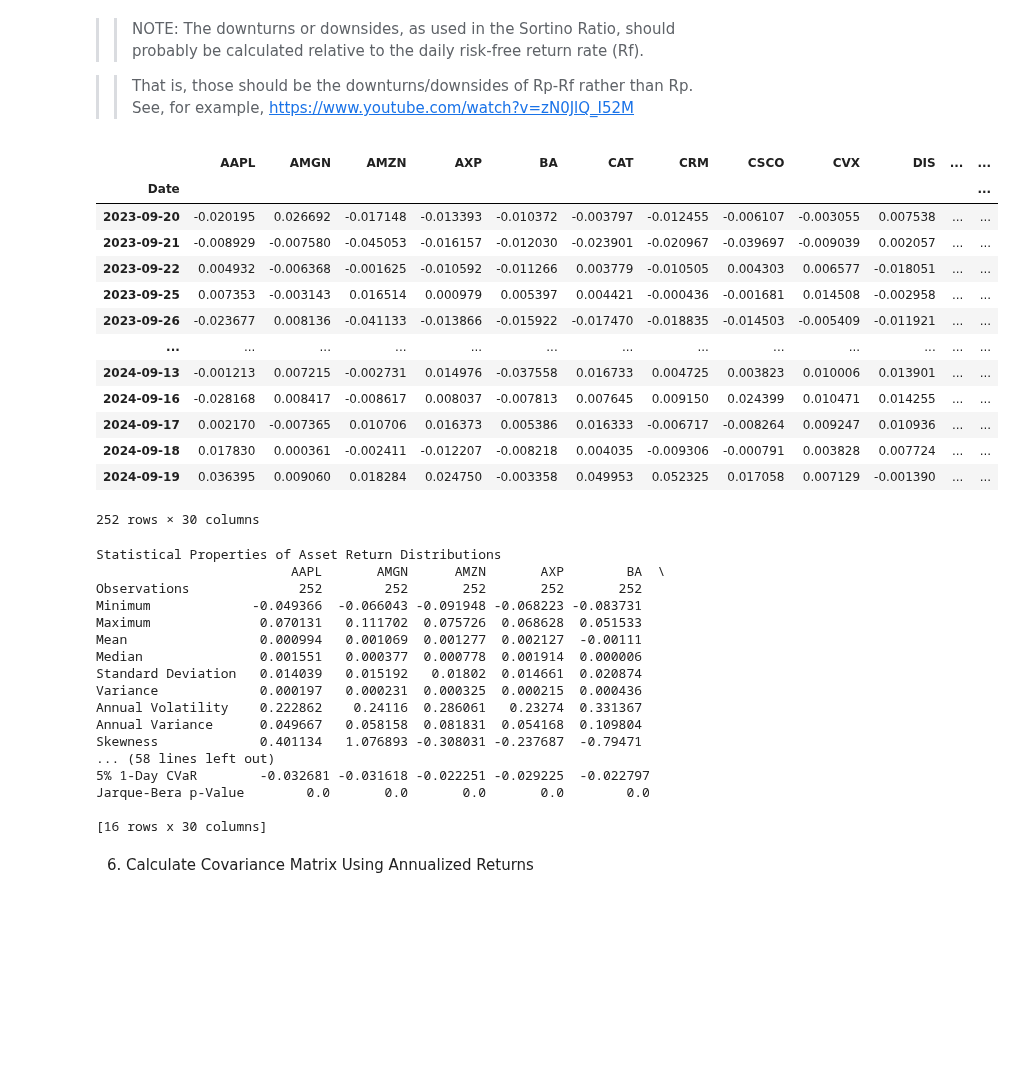
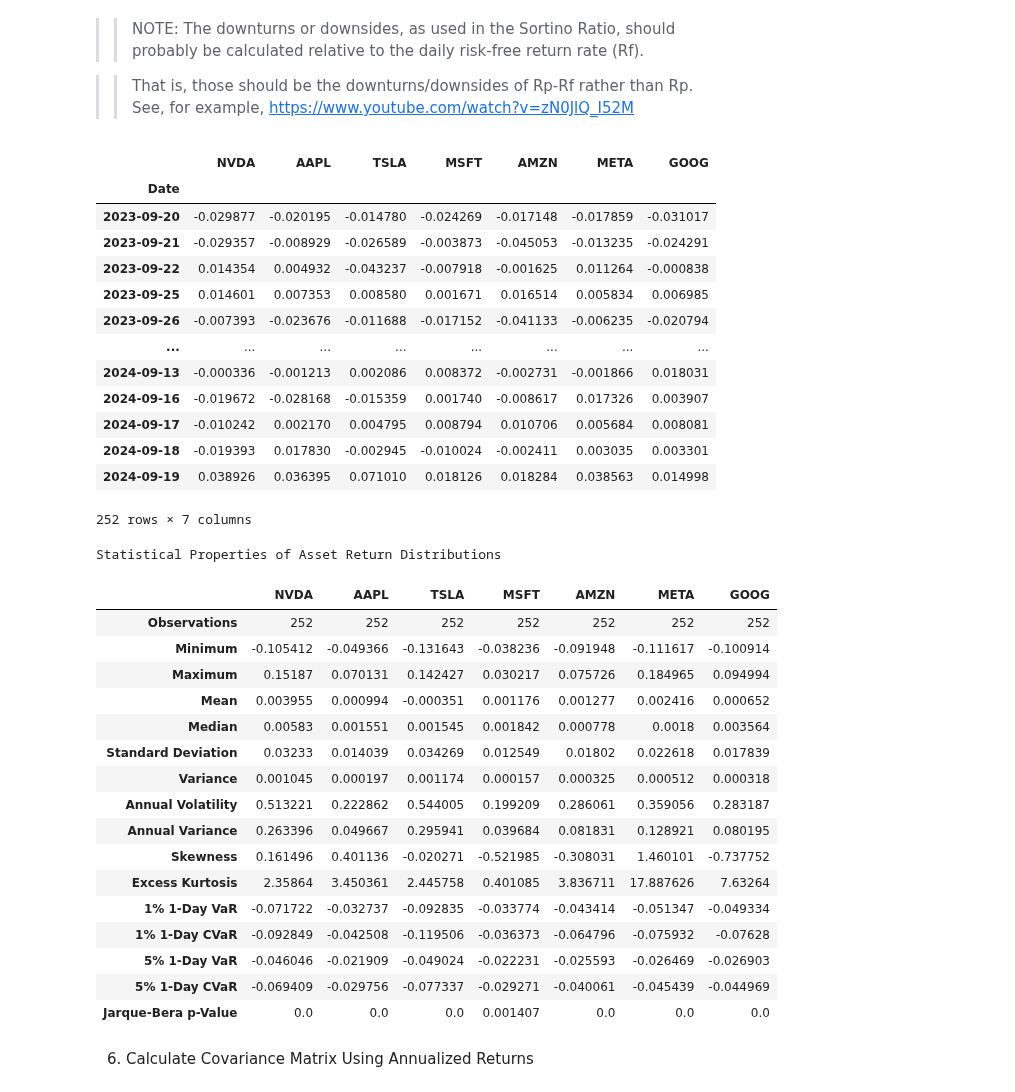
Before and after one commit to mlabecki/portfolio_analytics, a Jupyter notebook: src/test_notebook.ipynb, the cells around one changed output. Drawn from its saved outputs; the diff is of its cells as text; code cells hidden in the pictures; blank space fills up the shorter version.

```diff
--- a/src/test_notebook.ipynb
+++ b/src/test_notebook.ipynb
@@ -44,9 +44,9 @@ etf_tickers = {
 # tickers = list(stock_index_tickers.keys())
 # tickers = list(volatility_tickers.keys())
 # tickers = list(yt_example_tickers.keys())
-tickers = list(djia_components.keys())
+# tickers = list(djia_components.keys())
 # tickers = list(ndx_top30_components.keys())
-# tickers = list(magnificent_7_tickers.keys())
+tickers = list(magnificent_7_tickers.keys())
 # tickers = ['AAPL', 'MSFT', 'NVDA', 'GOOG', 'AMZN']  # 5 top by market cap
 # tickers = ['AAPL', 'CSCO', 'MSFT', 'MMM', 'IBM', 'VZ', 'INTC']  # IT tickers in G. Pasini's paper
 # tickers = ['AXP', 'GE', 'GS', 'JPM', 'TRV']  # FIN tickers in G. Pasini's paper
@@ -265,65 +255,66 @@ for tk in tickers:
     log_returns_stats.loc['Excess Kurtosis', tk] = tk_stats.kurtosis
     log_returns_stats.loc['1% 1-Day VaR', tk] = historical_var(returns_tk, p_level=1)
     log_returns_stats.loc['1% 1-Day CVaR', tk] = historical_cvar(returns_tk, p_level=1)
     log_returns_stats.loc['5% 1-Day VaR', tk] = historical_var(returns_tk, p_level=5)
     log_returns_stats.loc['5% 1-Day CVaR', tk] = historical_cvar(returns_tk, p_level=5)
     log_returns_stats.loc['Jarque-Bera p-Value', tk] = stats.jarque_bera(returns_tk).pvalue
 
 
 # NOTE: Re Jarque-Bera normality test
 # 1) The Jarque-Bera statistic value = stats.jarque_bera(log_returns[tk]).statistic (omitted above)
 # 2) jarque_bera.pvalue = 1 - stats.chi2.cdf(jarque_bera.statistic, 2)
 # 3) Typically, a p-value of 0.05 is used as a normality threshold in the Jarque-Bera test.
 #    That is, if Jarque-Bera p-value is > 0.05, then the distribution is considered to be normal.
 #    Example: Samunderu & Murahwa, 'Return Based Risk Measures for Non-Normally Distributed Returns'
 
 # NOTE: Other normality tests
 # 1) D’Agostino-Pearson test
 #       tk_nrm = stats.normaltest(log_returns[tk])
 # 2) Shapiro-Wilk test
 #       tk_shw = stats.shapiro(log_returns[tk])
 # 3) Anderson-Darling test
 #       tk_and = stats.anderson(log_returns[tk])
 
 print('Statistical Properties of Asset Return Distributions')
-print(log_returns_stats)
+display(log_returns_stats)
 
 # print(log_returns)
 # print(len(log_returns))
 # print(log_returns_downturns)
 # print(log_returns_moments)
 # %% [output]
-|  | AAPL | AMGN | AMZN | AXP | BA | CAT | CRM | CSCO | CVX | DIS | ... | ... |
-| Date |  |  |  |  |  |  |  |  |  |  |  | ... |
-| 2023-09-20 | -0.020195 | 0.026692 | -0.017148 | -0.013393 | -0.010372 | -0.003797 | -0.012455 | -0.006107 | -0.003055 | 0.007538 | ... | ... |
-| 2023-09-21 | -0.008929 | -0.007580 | -0.045053 | -0.016157 | -0.012030 | -0.023901 | -0.020967 | -0.039697 | -0.009039 | 0.002057 | ... | ... |
-| 2023-09-22 | 0.004932 | -0.006368 | -0.001625 | -0.010592 | -0.011266 | 0.003779 | -0.010505 | 0.004303 | 0.006577 | -0.018051 | ... | ... |
-| 2023-09-25 | 0.007353 | -0.003143 | 0.016514 | 0.000979 | 0.005397 | 0.004421 | -0.000436 | -0.001681 | 0.014508 | -0.002958 | ... | ... |
-| 2023-09-26 | -0.023677 | 0.008136 | -0.041133 | -0.013866 | -0.015922 | -0.017470 | -0.018835 | -0.014503 | -0.005409 | -0.011921 | ... | ... |
-| ... | ... | ... | ... | ... | ... | ... | ... | ... | ... | ... | ... | ... |
-| 2024-09-13 | -0.001213 | 0.007215 | -0.002731 | 0.014976 | -0.037558 | 0.016733 | 0.004725 | 0.003823 | 0.010006 | 0.013901 | ... | ... |
-| 2024-09-16 | -0.028168 | 0.008417 | -0.008617 | 0.008037 | -0.007813 | 0.007645 | 0.009150 | 0.024399 | 0.010471 | 0.014255 | ... | ... |
-| 2024-09-17 | 0.002170 | -0.007365 | 0.010706 | 0.016373 | 0.005386 | 0.016333 | -0.006717 | -0.008264 | 0.009247 | 0.010936 | ... | ... |
-| 2024-09-18 | 0.017830 | 0.000361 | -0.002411 | -0.012207 | -0.008218 | 0.004035 | -0.009306 | -0.000791 | 0.003828 | 0.007724 | ... | ... |
-| 2024-09-19 | 0.036395 | 0.009060 | 0.018284 | 0.024750 | -0.003358 | 0.049953 | 0.052325 | 0.017058 | 0.007129 | -0.001390 | ... | ... |
+|  | NVDA | AAPL | TSLA | MSFT | AMZN | META | GOOG |
+| Date |  |  |  |  |  |  |  |
+| 2023-09-20 | -0.029877 | -0.020195 | -0.014780 | -0.024269 | -0.017148 | -0.017859 | -0.031017 |
+| 2023-09-21 | -0.029357 | -0.008929 | -0.026589 | -0.003873 | -0.045053 | -0.013235 | -0.024291 |
+| 2023-09-22 | 0.014354 | 0.004932 | -0.043237 | -0.007918 | -0.001625 | 0.011264 | -0.000838 |
+| 2023-09-25 | 0.014601 | 0.007353 | 0.008580 | 0.001671 | 0.016514 | 0.005834 | 0.006985 |
+| 2023-09-26 | -0.007393 | -0.023676 | -0.011688 | -0.017152 | -0.041133 | -0.006235 | -0.020794 |
+| ... | ... | ... | ... | ... | ... | ... | ... |
+| 2024-09-13 | -0.000336 | -0.001213 | 0.002086 | 0.008372 | -0.002731 | -0.001866 | 0.018031 |
+| 2024-09-16 | -0.019672 | -0.028168 | -0.015359 | 0.001740 | -0.008617 | 0.017326 | 0.003907 |
+| 2024-09-17 | -0.010242 | 0.002170 | 0.004795 | 0.008794 | 0.010706 | 0.005684 | 0.008081 |
+| 2024-09-18 | -0.019393 | 0.017830 | -0.002945 | -0.010024 | -0.002411 | 0.003035 | 0.003301 |
+| 2024-09-19 | 0.038926 | 0.036395 | 0.071010 | 0.018126 | 0.018284 | 0.038563 | 0.014998 |
-252 rows × 30 columns
+252 rows × 7 columns
 Statistical Properties of Asset Return Distributions
-                         AAPL       AMGN      AMZN       AXP        BA  \
-Observations              252        252       252       252       252
-Minimum             -0.049366  -0.066043 -0.091948 -0.068223 -0.083731
-Maximum              0.070131   0.111702  0.075726  0.068628  0.051533
-Mean                 0.000994   0.001069  0.001277  0.002127  -0.00111
-Median               0.001551   0.000377  0.000778  0.001914  0.000006
-Standard Deviation   0.014039   0.015192   0.01802  0.014661  0.020874
-Variance             0.000197   0.000231  0.000325  0.000215  0.000436
-Annual Volatility    0.222862    0.24116  0.286061   0.23274  0.331367
-Annual Variance      0.049667   0.058158  0.081831  0.054168  0.109804
-Skewness             0.401134   1.076893 -0.308031 -0.237687  -0.79471
-... (58 lines left out)
-5% 1-Day CVaR        -0.032681 -0.031618 -0.022251 -0.029225  -0.022797
-Jarque-Bera p-Value        0.0       0.0       0.0       0.0        0.0
-
-[16 rows x 30 columns]
+|  | NVDA | AAPL | TSLA | MSFT | AMZN | META | GOOG |
+| Observations | 252 | 252 | 252 | 252 | 252 | 252 | 252 |
+| Minimum | -0.105412 | -0.049366 | -0.131643 | -0.038236 | -0.091948 | -0.111617 | -0.100914 |
+| Maximum | 0.15187 | 0.070131 | 0.142427 | 0.030217 | 0.075726 | 0.184965 | 0.094994 |
+| Mean | 0.003955 | 0.000994 | -0.000351 | 0.001176 | 0.001277 | 0.002416 | 0.000652 |
+| Median | 0.00583 | 0.001551 | 0.001545 | 0.001842 | 0.000778 | 0.0018 | 0.003564 |
+| Standard Deviation | 0.03233 | 0.014039 | 0.034269 | 0.012549 | 0.01802 | 0.022618 | 0.017839 |
+| Variance | 0.001045 | 0.000197 | 0.001174 | 0.000157 | 0.000325 | 0.000512 | 0.000318 |
+| Annual Volatility | 0.513221 | 0.222862 | 0.544005 | 0.199209 | 0.286061 | 0.359056 | 0.283187 |
+| Annual Variance | 0.263396 | 0.049667 | 0.295941 | 0.039684 | 0.081831 | 0.128921 | 0.080195 |
+| Skewness | 0.161496 | 0.401136 | -0.020271 | -0.521985 | -0.308031 | 1.460101 | -0.737752 |
+| Excess Kurtosis | 2.35864 | 3.450361 | 2.445758 | 0.401085 | 3.836711 | 17.887626 | 7.63264 |
+| 1% 1-Day VaR | -0.071722 | -0.032737 | -0.092835 | -0.033774 | -0.043414 | -0.051347 | -0.049334 |
+| 1% 1-Day CVaR | -0.092849 | -0.042508 | -0.119506 | -0.036373 | -0.064796 | -0.075932 | -0.07628 |
+| 5% 1-Day VaR | -0.046046 | -0.021909 | -0.049024 | -0.022231 | -0.025593 | -0.026469 | -0.026903 |
+| 5% 1-Day CVaR | -0.069409 | -0.029756 | -0.077337 | -0.029271 | -0.040061 | -0.045439 | -0.044969 |
+| Jarque-Bera p-Value | 0.0 | 0.0 | 0.0 | 0.001407 | 0.0 | 0.0 | 0.0 |
 # %%
 def shifted_color_map(
     cmap,
```
Also changed, not shown: parts of 4 cells of this notebook, 7 other files.
